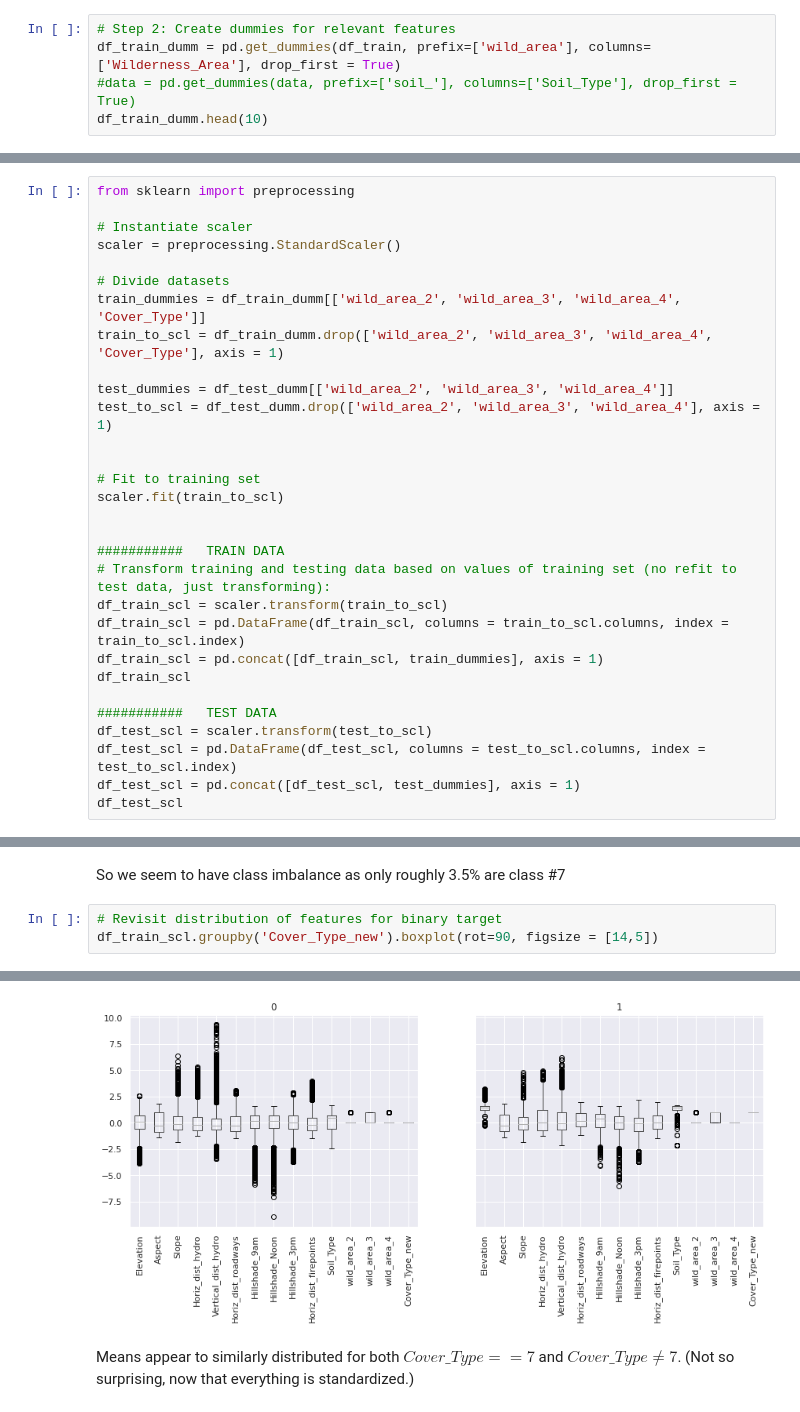
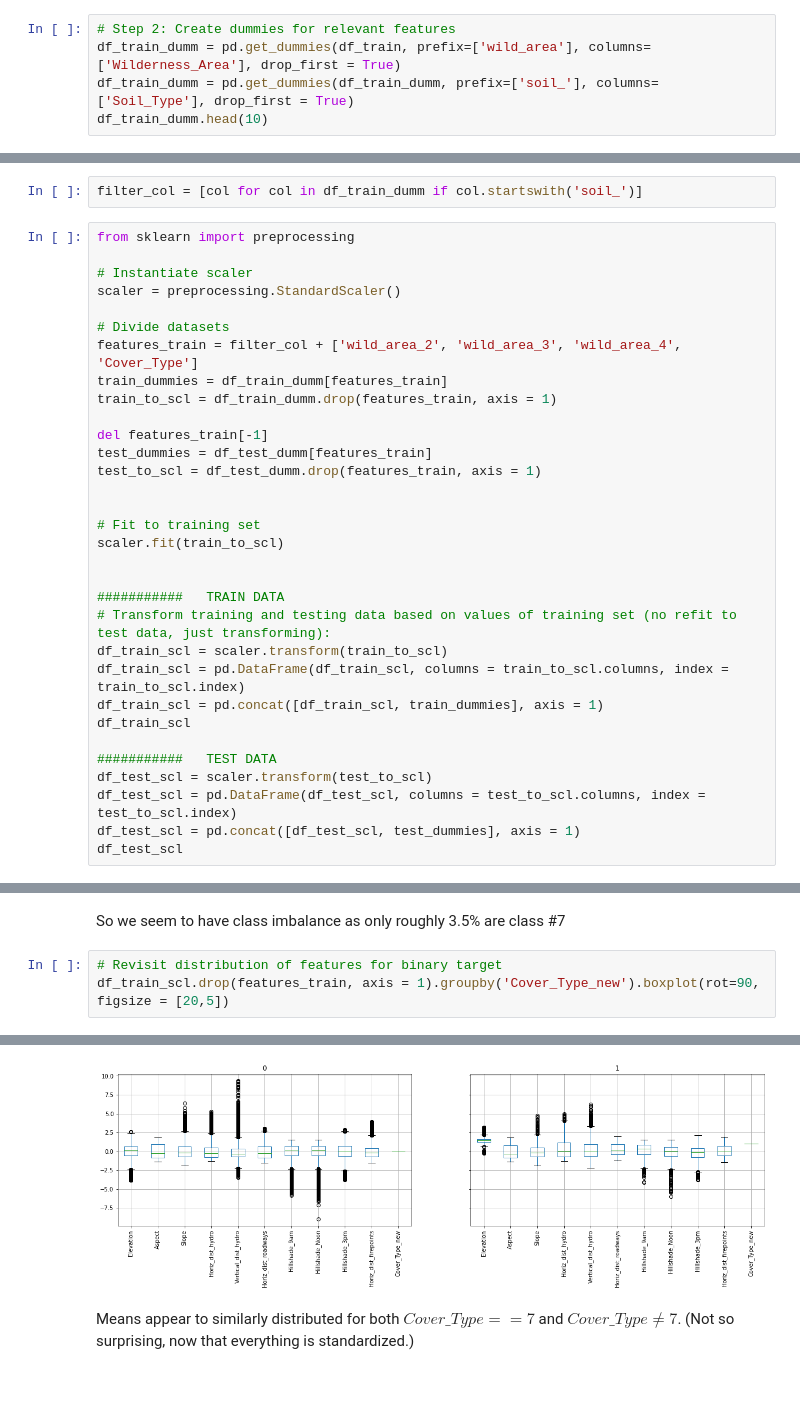
Before and after one commit to MathiasSchindlerCPH/BSE-CML1-repo, a Jupyter notebook: Project_2/CML_CDS_project2_classification.ipynb, the cells around one changed output, grey strips where cells are left out. Drawn from its saved outputs; the diff is of its cells as text; blank space fills up the shorter version.

```diff
--- a/Project_2/CML_CDS_project2_classification.ipynb
+++ b/Project_2/CML_CDS_project2_classification.ipynb
@@ -218,7 +221,7 @@ Step 2: I only make dummies for "Wilderness_Area" (and not "Soil_Type") as Kaggl
 # %%
 # Step 2: Create dummies for relevant features
 df_train_dumm = pd.get_dummies(df_train, prefix=['wild_area'], columns=['Wilderness_Area'], drop_first = True)
-#data = pd.get_dummies(data, prefix=['soil_'], columns=['Soil_Type'], drop_first = True)
+df_train_dumm = pd.get_dummies(df_train_dumm, prefix=['soil_'], columns=['Soil_Type'], drop_first = True)
 df_train_dumm.head(10)
 # %% [output]
 |  | Elevation | Aspect | Slope | Horiz_dist_hydro | Vertical_dist_hydro | Horiz_dist_roadways | ... |
@@ -255,5 +258,7 @@ df_test_dumm.head(10)
 # %% [markdown]
 Because Logistic Regression with an L2 penalty term is used the data should be standardized in order for the penalty to be equivalent across features with different scales
+# %%
+filter_col = [col for col in df_train_dumm if col.startswith('soil_')]
 # %%
 from sklearn import preprocessing
 
@@ -261,11 +266,13 @@ from sklearn import preprocessing
 scaler = preprocessing.StandardScaler()
 
 # Divide datasets
-train_dummies = df_train_dumm[['wild_area_2', 'wild_area_3', 'wild_area_4', 'Cover_Type']]
-train_to_scl = df_train_dumm.drop(['wild_area_2', 'wild_area_3', 'wild_area_4', 'Cover_Type'], axis = 1)
+features_train = filter_col + ['wild_area_2', 'wild_area_3', 'wild_area_4', 'Cover_Type']
+train_dummies = df_train_dumm[features_train]
+train_to_scl = df_train_dumm.drop(features_train, axis = 1)
 
-test_dummies = df_test_dumm[['wild_area_2', 'wild_area_3', 'wild_area_4']]
-test_to_scl = df_test_dumm.drop(['wild_area_2', 'wild_area_3', 'wild_area_4'], axis = 1)
+del features_train[-1]
+test_dummies = df_test_dumm[features_train]
+test_to_scl = df_test_dumm.drop(features_train, axis = 1)
 
 
 # Fit to training set
@@ -314,12 +323,12 @@ Name: Cover_Type_new, dtype: int64
 So we seem to have class imbalance as only roughly 3.5% are class #7
 # %%
 # Revisit distribution of features for binary target
-df_train_scl.groupby('Cover_Type_new').boxplot(rot=90, figsize = [14,5])
+df_train_scl.drop(features_train, axis = 1).groupby('Cover_Type_new').boxplot(rot=90, figsize = [20,5])
 # %% [output]
 0         AxesSubplot(0.1,0.15;0.363636x0.75)
 1    AxesSubplot(0.536364,0.15;0.363636x0.75)
 dtype: object
-[figure, old version]
+[figure, new version]
 # %% [markdown]
 Means appear to similarly distributed for both $Cover\_Type==7$ and $Cover\_Type \neq 7$. (Not so surprising, now that everything is standardized.)
 # %% [markdown]
```
Also changed, not shown: parts of 39 cells of this notebook.
